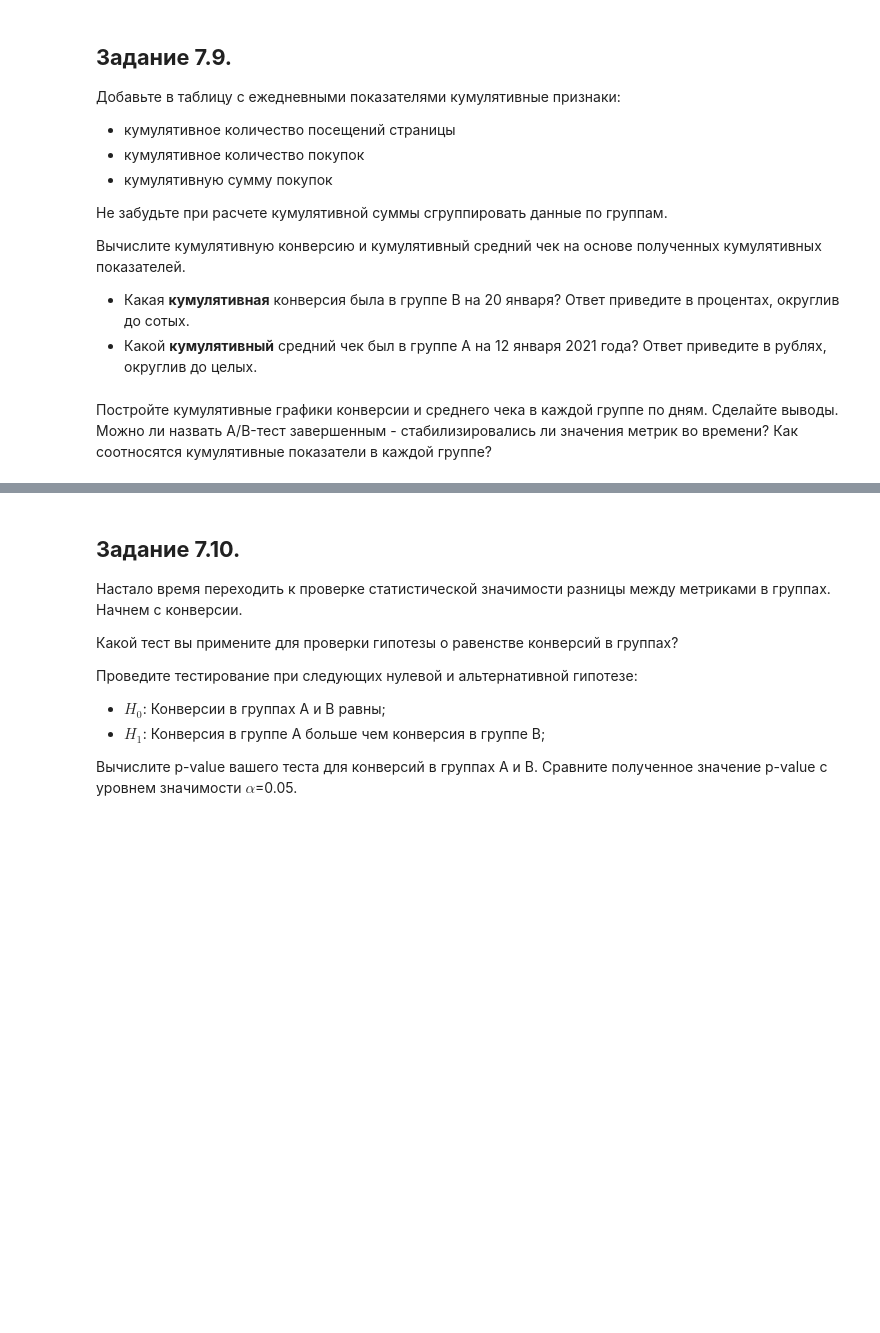
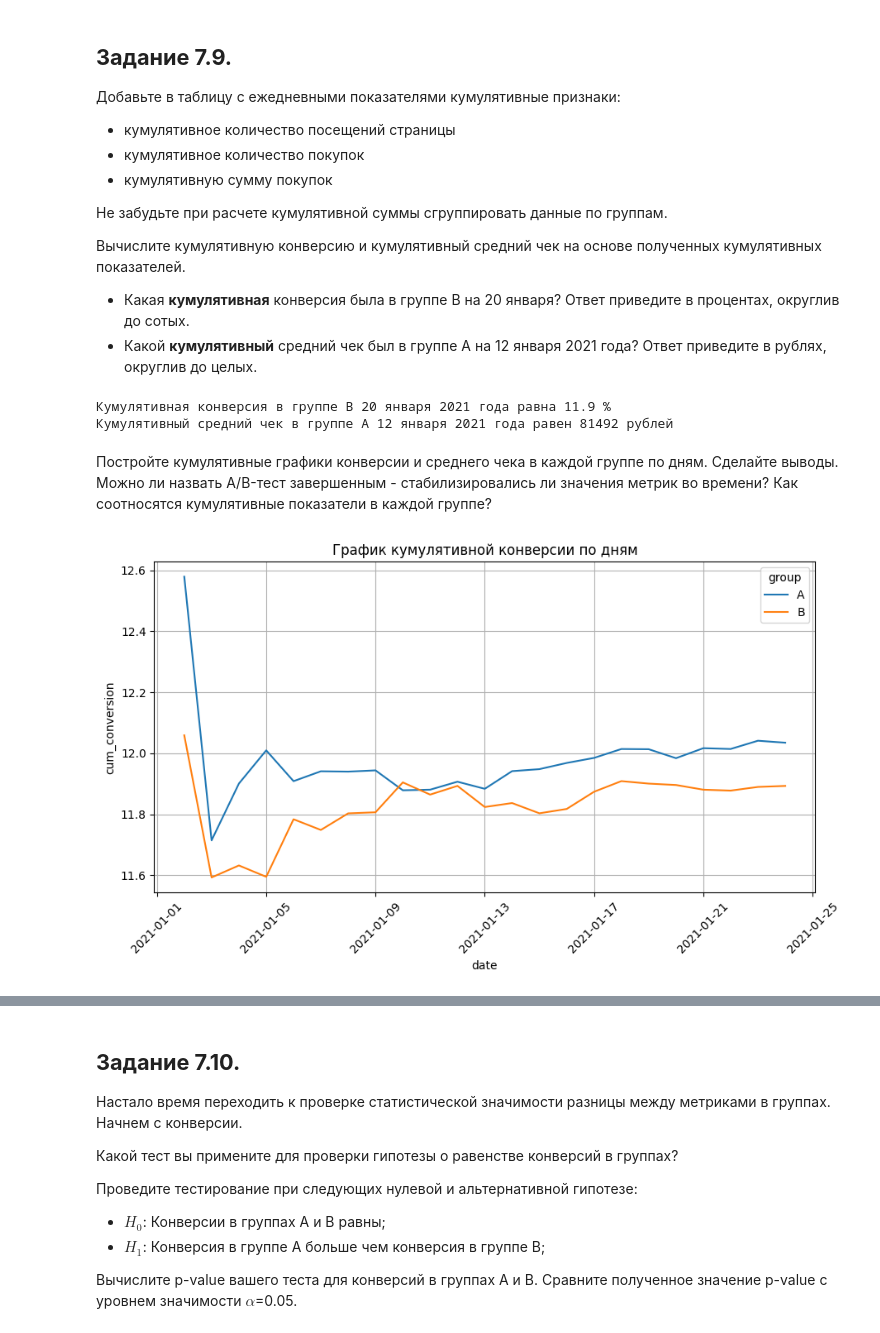
Before and after one commit to ElenaBask/Homework_SF, a Jupyter notebook: Project EDA-5/Template_EDA_5.ipynb, the cells around one changed output, grey strips where cells are left out. Cells and saved outputs as stored; diff of their text form; code cells hidden in the pictures; blank space fills up the shorter version.

```diff
--- a/Project EDA-5/Template_EDA_5.ipynb
+++ b/Project EDA-5/Template_EDA_5.ipynb
@@ -235,4 +285,16 @@ data_agg
 
 * Чему равен средний чек 3 января 2021 года? Ответ приведите в рублях и округлите до целого.
 # %%
-# ваш код здесь
+daily_data = updated_data.groupby(['date', 'group']).agg({'purchase': ('count', 'sum'), 'price': 'sum'}).reset_index()
+daily_data.columns = ['date', 'group', 'count_visits', 'count_purchases', 'sum_price']
+daily_data['conversion'] = daily_data.count_purchases/daily_data.count_visits
+daily_data['mean_check'] = daily_data.sum_price/daily_data.count_purchases
+
+mask_day = daily_data.date == '2021-01-03'
+
+print(f'Ежедневная конверсия в группе А 3 января 2021 года равна {round(daily_data[mask_day].conversion.iloc[0]*100, 2)} %')
+print(f'Ежедневная конверсия в группе В 3 января 2021 года равна {round(daily_data[mask_day].conversion.iloc[1]*100, 2)} %')
+print(f'Ежедневный средний чек в группе А 3 января 2021 года равен {int(round(daily_data[mask_day].mean_check.iloc[0]))} рублей')
+print(f'Ежедневный средний чек группе B 3 января 2021 года равен {int(round(daily_data[mask_day].mean_check.iloc[1]))} рублей')
+
+# daily_data
@@ -251,8 +318,33 @@ data_agg
 * Какая **кумулятивная** конверсия была в группе B на 20 января? Ответ приведите в процентах, округлив до сотых.
 * Какой **кумулятивный** средний чек был в группе А на 12 января 2021 года? Ответ приведите в рублях, округлив до целых.
 # %%
-# ваш код здесь
+daily_data['cum_count_visits'] = daily_data.groupby(['group'])['count_visits'].cumsum()
+daily_data['cum_count_purchases'] = daily_data.groupby(['group'])['count_purchases'].cumsum()
+daily_data['cum_sum_price'] = daily_data.groupby(['group'])['sum_price'].cumsum()
+
+# вычисляем кумулятивную конверсию
+daily_data['cum_conversion'] = daily_data['cum_count_purchases']/daily_data['cum_count_visits']
+# вычисляем комулятивный средний чек
+daily_data['cum_mean_check'] = daily_data['cum_sum_price']/daily_data['cum_count_purchases']
+
+print(f'Кумулятивная конверсия в группе В 20 января 2021 года равна \
+{round(daily_data[daily_data.date == "2021-01-20"].cum_conversion.iloc[1]*100, 2)} %')
+print(f'Кумулятивный средний чек в группе А 12 января 2021 года равен \
+{int(round(daily_data[daily_data.date == "2021-01-12"].cum_mean_check.iloc[0]))} рублей')
+# %% [output]
+Кумулятивная конверсия в группе В 20 января 2021 года равна 11.9 %
+Кумулятивный средний чек в группе А 12 января 2021 года равен 81492 рублей
 # %% [markdown]
 Постройте кумулятивные графики конверсии и среднего чека в каждой группе по дням. Сделайте выводы. Можно ли назвать A/B-тест завершенным - стабилизировались ли значения метрик во времени? Как соотносятся кумулятивные показатели в каждой группе?
 # %%
-# ваш код здесь
+fig = plt.figure(figsize=(8, 4))
+ax = fig.add_axes([1, 1, 1, 1])
+# строим lineplot для кумулятивной конверсии во времени в каждой группе
+sns.lineplot(x='date', y='cum_conversion', data=daily_data, hue='group', ax=ax)
+ax.set_title('График кумулятивной конверсии по дням')
+# задаём поворот меток на оси абсцисс
+ax.xaxis.set_tick_params(rotation = 45)
+# задаём отображение сетки
+ax.grid(True);
+# %% [output]
+[figure, added]
```
Also changed, not shown: parts of 21 cells of this notebook.
